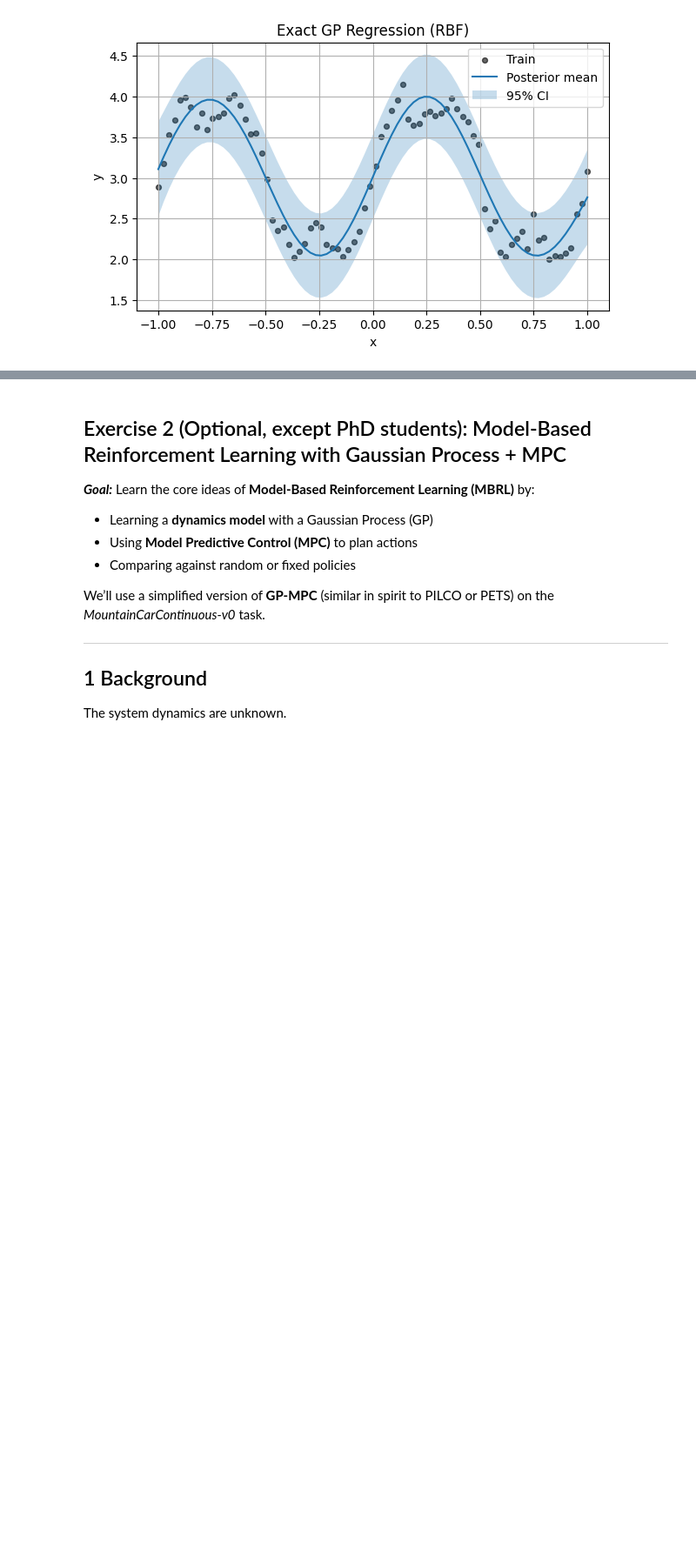
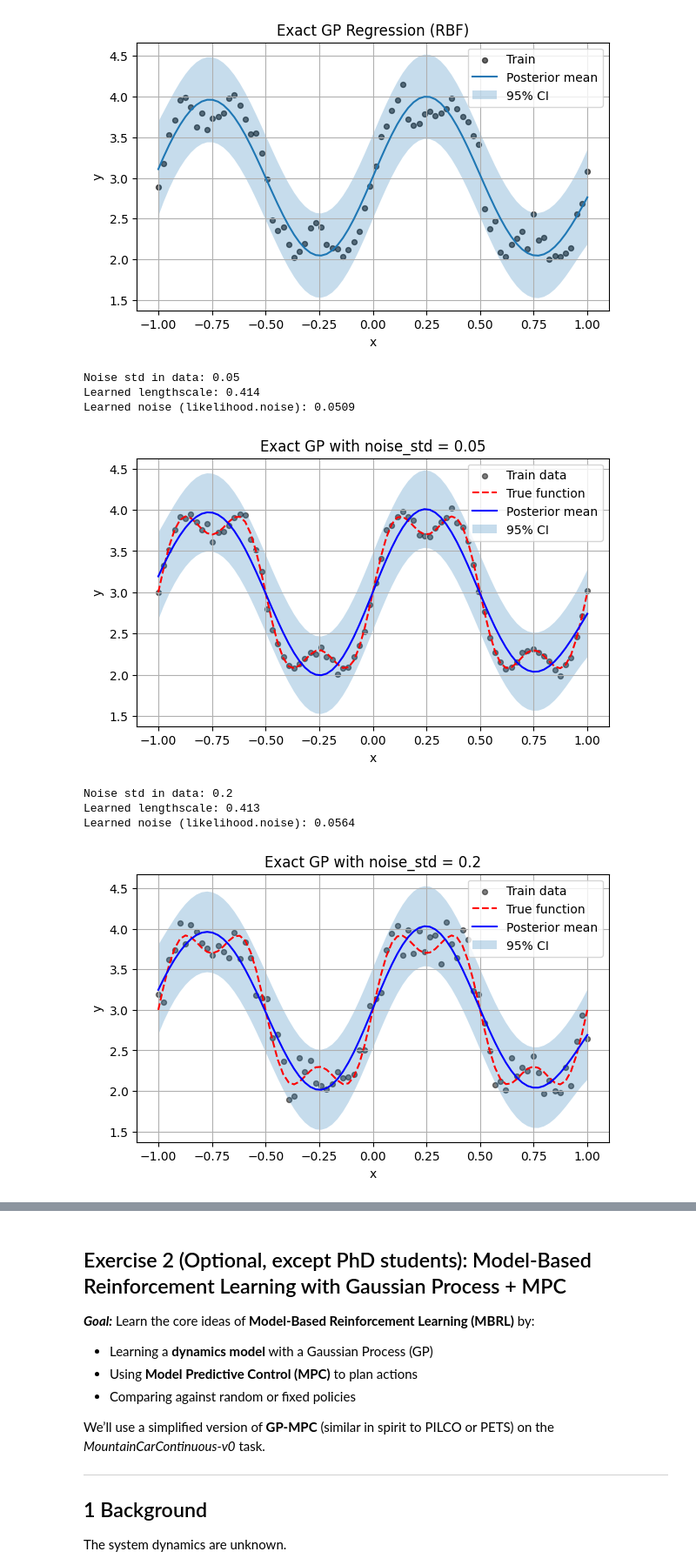
Before and after one commit to aem226/Reinforcement-Learning-Projects, a Jupyter notebook: lab7_mbrl.ipynb, the cells around one changed output, grey strips where cells are left out. Shown: that part at 87% size. Cells and saved outputs as stored; diff of their text form; code cells hidden in the pictures; blank space fills up the shorter version.

```diff
--- a/lab7_mbrl.ipynb
+++ b/lab7_mbrl.ipynb
@@ -238,3 +247,15 @@ def train_and_plot(noise_std):
     plt.show()
 
     return ls, sn
+# %%
+ls1, sn1 = train_and_plot(0.05)
+ls2, sn2 = train_and_plot(0.2)
+# %% [output]
+Noise std in data: 0.05
+Learned lengthscale: 0.414
+Learned noise (likelihood.noise): 0.0509
+[figure, added]
+Noise std in data: 0.2
+Learned lengthscale: 0.413
+Learned noise (likelihood.noise): 0.0564
+[figure, added]
```
Also changed, not shown: parts of 2 cells of this notebook.
